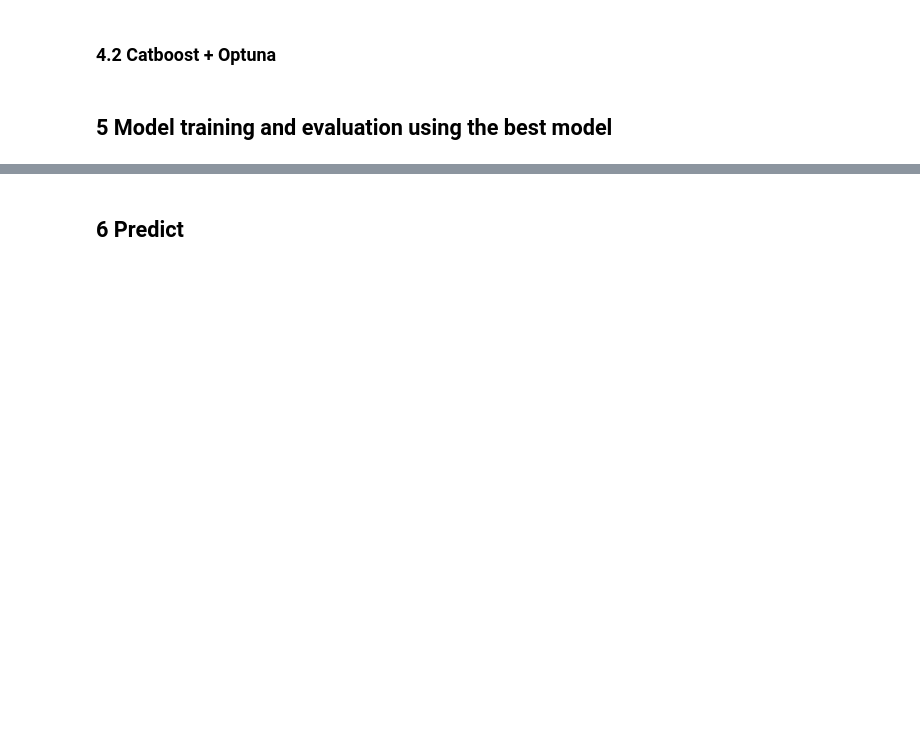
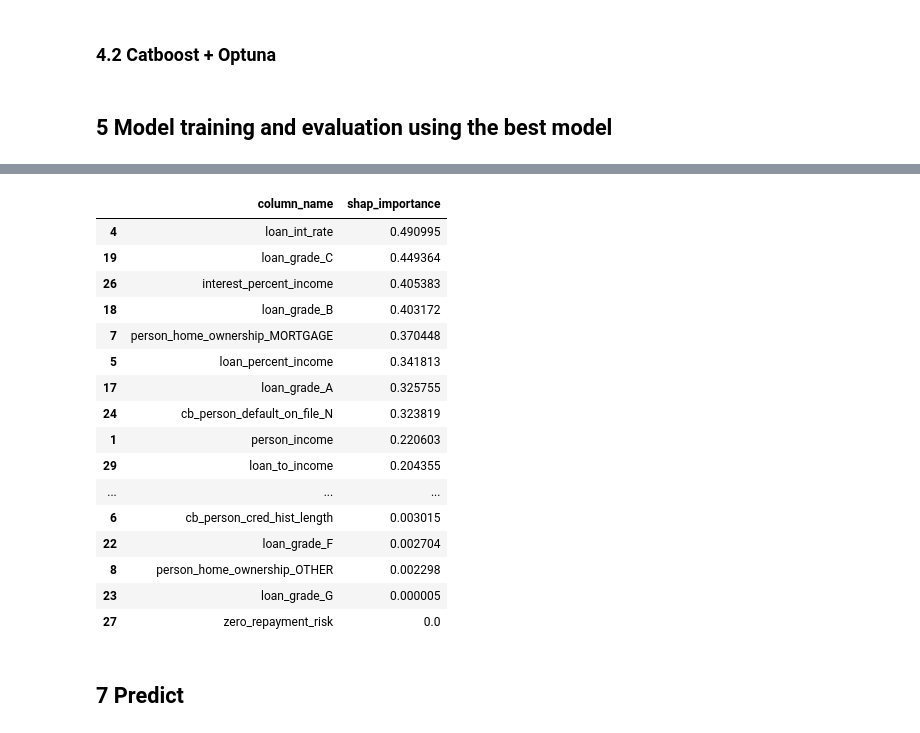
Before and after one commit to Rachel0619/Loan-Approval-Prediction, a Jupyter notebook: notebooks/xgb-optuna-tuning.ipynb, the cells around one changed output, grey strips where cells are left out. Saved outputs shown, nothing was run; the diff lists cells and outputs as text; code cells hidden in the pictures; blank space fills up the shorter version.

```diff
--- a/notebooks/xgb-optuna-tuning.ipynb
+++ b/notebooks/xgb-optuna-tuning.ipynb
@@ -123,7 +150,7 @@ def detect_outliers(df, n, features):
 
 
 # params dataset, number of outliers for rejection, list of features
-outliers_to_drop = detect_outliers(train_df, 2, numerical_columns)
+outliers_to_drop = detect_outliers(train_df, 1, numerical_columns)
 # %%
 print(f'There are {len(outliers_to_drop)} rows of outliers in the train set')
 # %% [output]
@@ -511,3 +588,27 @@ AUC OOF: 0.9913
+# %%
+shap_sum = np.abs(shap_values).mean(axis=0)
+importance_df = pd.DataFrame([X_importance.columns.tolist(), shap_sum.tolist()]).T
+importance_df.columns = ['column_name', 'shap_importance']
+importance_df = importance_df.sort_values('shap_importance', ascending=False)
+importance_df
+# %% [output]
+|  | column_name | shap_importance |
+| 4 | loan_int_rate | 0.490995 |
+| 19 | loan_grade_C | 0.449364 |
+| 26 | interest_percent_income | 0.405383 |
+| 18 | loan_grade_B | 0.403172 |
+| 7 | person_home_ownership_MORTGAGE | 0.370448 |
+| 5 | loan_percent_income | 0.341813 |
+| 17 | loan_grade_A | 0.325755 |
+| 24 | cb_person_default_on_file_N | 0.323819 |
+| 1 | person_income | 0.220603 |
+| 29 | loan_to_income | 0.204355 |
+| ... | ... | ... |
+| 6 | cb_person_cred_hist_length | 0.003015 |
+| 22 | loan_grade_F | 0.002704 |
+| 8 | person_home_ownership_OTHER | 0.002298 |
+| 23 | loan_grade_G | 0.000005 |
+| 27 | zero_repayment_risk | 0.0 |
 # %% [markdown]
-## 6 Predict
+## 7 Predict
 # %%
```
Also changed, not shown: parts of 42 cells of this notebook, 4 other files.
